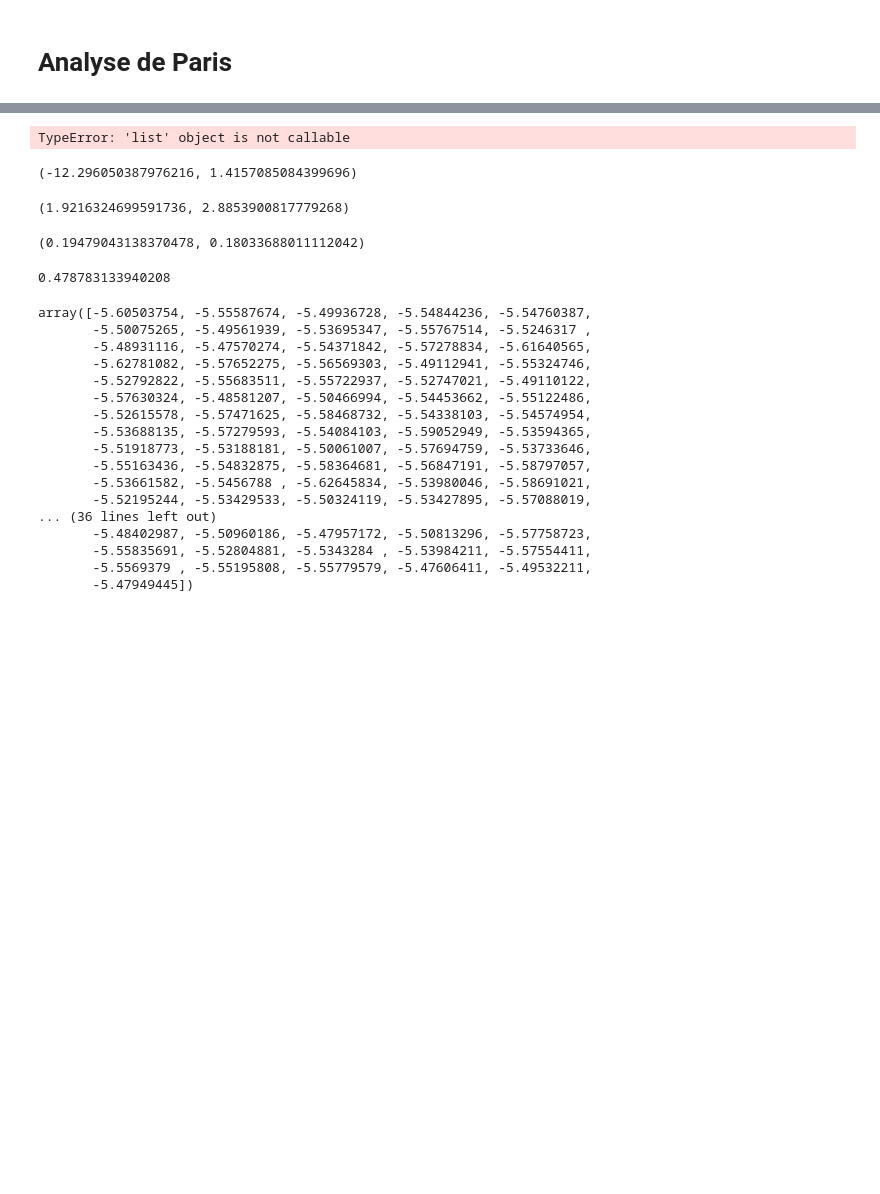
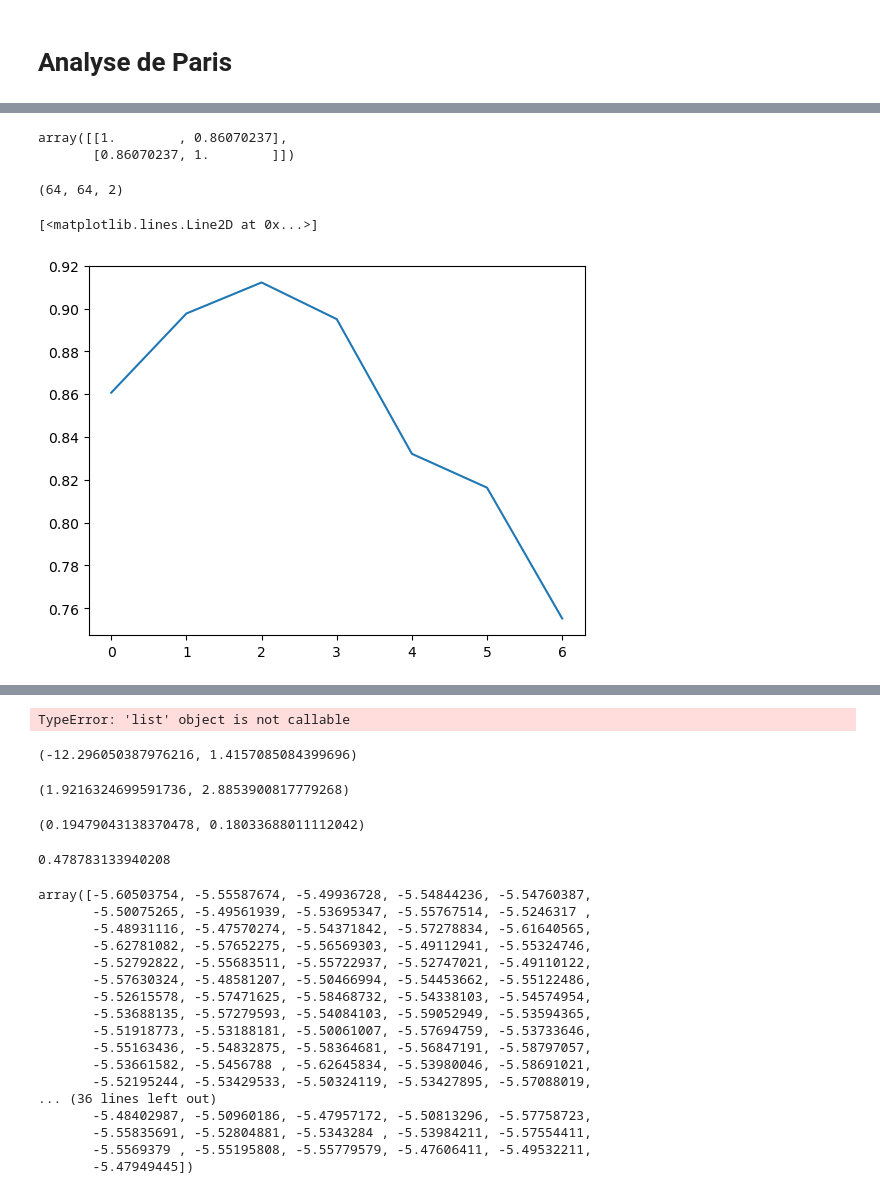
Before and after one commit to fsemecurbe/MMTMSS, a Jupyter notebook: MMTMSS_article.ipynb, the cells around one changed output, grey strips where cells are left out. Drawn from its saved outputs; the diff is of its cells as text; code cells hidden in the pictures; blank space fills up the shorter version.

```diff
--- a/MMTMSS_article.ipynb
+++ b/MMTMSS_article.ipynb
@@ -248,15 +311,23 @@ plt.show()
 # %%
 paris = np.load('paris_household.npy')
 
-paris[paris==0] = 1
+#paris[paris==0] = 1
 paris[:,:,0] = paris[:,:,0] / paris[:,:,0].sum()
 paris[:,:,1] = paris[:,:,1] / paris[:,:,1].sum()
 # %%
 sizes = 2**np.arange(8)
 c11 = []
 c21 = []
+c12 = []
+c22 = []
+rho = []
+erho = []
 sizes = 2**np.arange(8)
 for i in sizes:
     temp = block_reduce(paris, block_size = (i,i,1), func = np.sum)
-    c21.append(np.var(np.log(temp[:,:,0]) ))
-    c11.append(np.mean(np.log(temp[:,:,0])))
+    c21.append(np.var(np.log2(temp[:,:,0][(temp[:,:,0]*temp[:,:,1])>0]) ))
+    c11.append(np.mean(np.log2(temp[:,:,0][(temp[:,:,0]*temp[:,:,1])>0])))
+    c22.append(np.var(np.log2(temp[:,:,1][(temp[:,:,0]*temp[:,:,1])>0]) ))
+    c12.append(np.mean(np.log2(temp[:,:,1][(temp[:,:,0]*temp[:,:,1])>0])))
+    rho.append(np.corrcoef(np.log2(temp[:,:,0][(temp[:,:,0]*temp[:,:,1])>0]), np.log2(temp[:,:,1][(temp[:,:,0]*temp[:,:,1])>0]))[0,1])
+    erho.append(np.corrcoef(temp[:,:,0][(temp[:,:,0]*temp[:,:,1])>0], temp[:,:,1][(temp[:,:,0]*temp[:,:,1])>0])[0,1])
@@ -273,0 +354,6 @@ c21
+# %%
+corr = np.corrcoef(np.log(paris[:,:,0][(paris[:,:,0]*paris[:,:,1])>0]), np.log(paris[:,:,1][(paris[:,:,0]*paris[:,:,1])>0]))
+corr
+# %% [output]
+array([[1.        , 0.86070237],
+       [0.86070237, 1.        ]])
@@ -273,0 +362,9 @@ c21
+# %%
+temp.shape
+# %% [output]
+(64, 64, 2)
+# %%
+plt.plot(rho)
+# %% [output]
+[<matplotlib.lines.Line2D at 0x...>]
+[figure, added]
```
Also changed, not shown: parts of 28 cells of this notebook.
